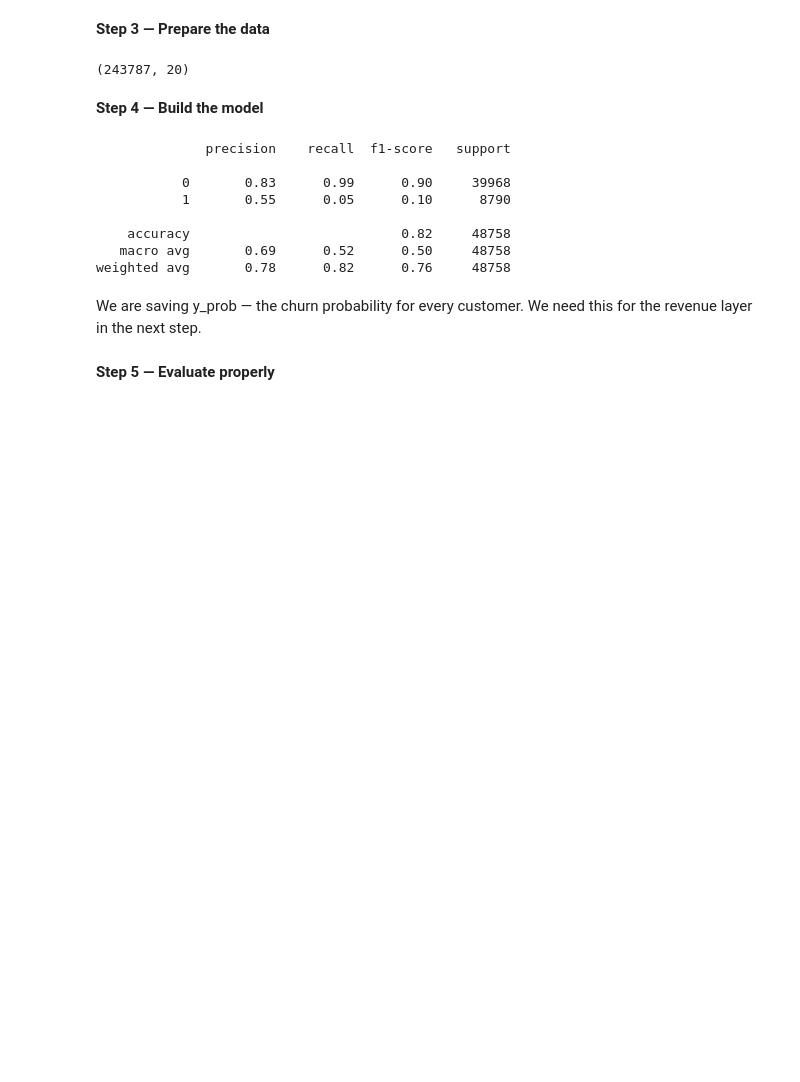
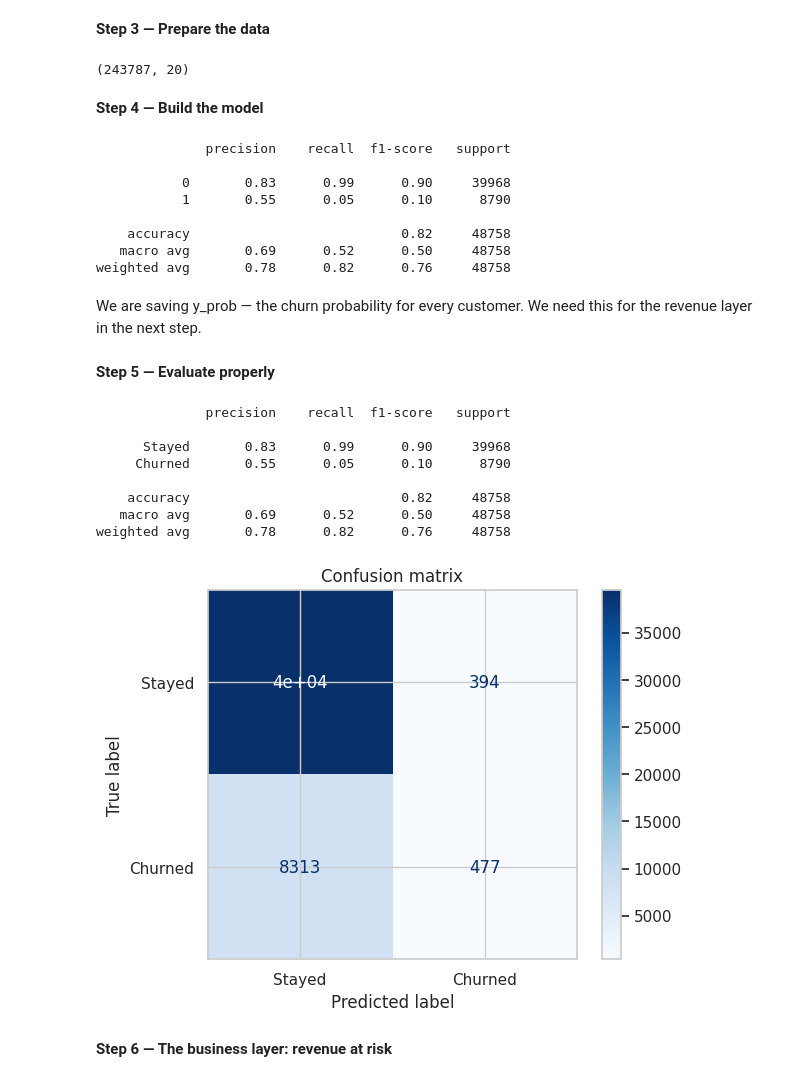
Before and after one commit to PARZIVAL283/Churn-Customers-Prediction-using-Machine-Learning-Models, a Jupyter notebook: Churn_Prediction.ipynb, the cells around one changed output. Drawn from its saved outputs; the diff is of its cells as text; code cells hidden in the pictures; blank space fills up the shorter version.

```diff
--- a/Churn_Prediction.ipynb
+++ b/Churn_Prediction.ipynb
@@ -167,3 +167,24 @@ weighted avg       0.78      0.82      0.76     48758
 We are saving y_prob — the churn probability for every customer. We need this for the revenue layer in the next step.
 # %% [markdown]
 **Step 5 — Evaluate properly**
+# %%
+print(classification_report(y_test,y_pred,target_names=['Stayed','Churned']))
+
+cm = confusion_matrix(y_test,y_pred)
+disp = ConfusionMatrixDisplay(confusion_matrix=cm,display_labels=
+['Stayed','Churned'])
+disp.plot(cmap='Blues')
+plt.title('Confusion matrix')
+plt.show()
+# %% [output]
+              precision    recall  f1-score   support
+
+      Stayed       0.83      0.99      0.90     39968
+     Churned       0.55      0.05      0.10      8790
+
+    accuracy                           0.82     48758
+   macro avg       0.69      0.52      0.50     48758
+weighted avg       0.78      0.82      0.76     48758
+[figure, added]
+# %% [markdown]
+**Step 6 — The business layer: revenue at risk**
```
Also changed, not shown: parts of 5 cells of this notebook.
